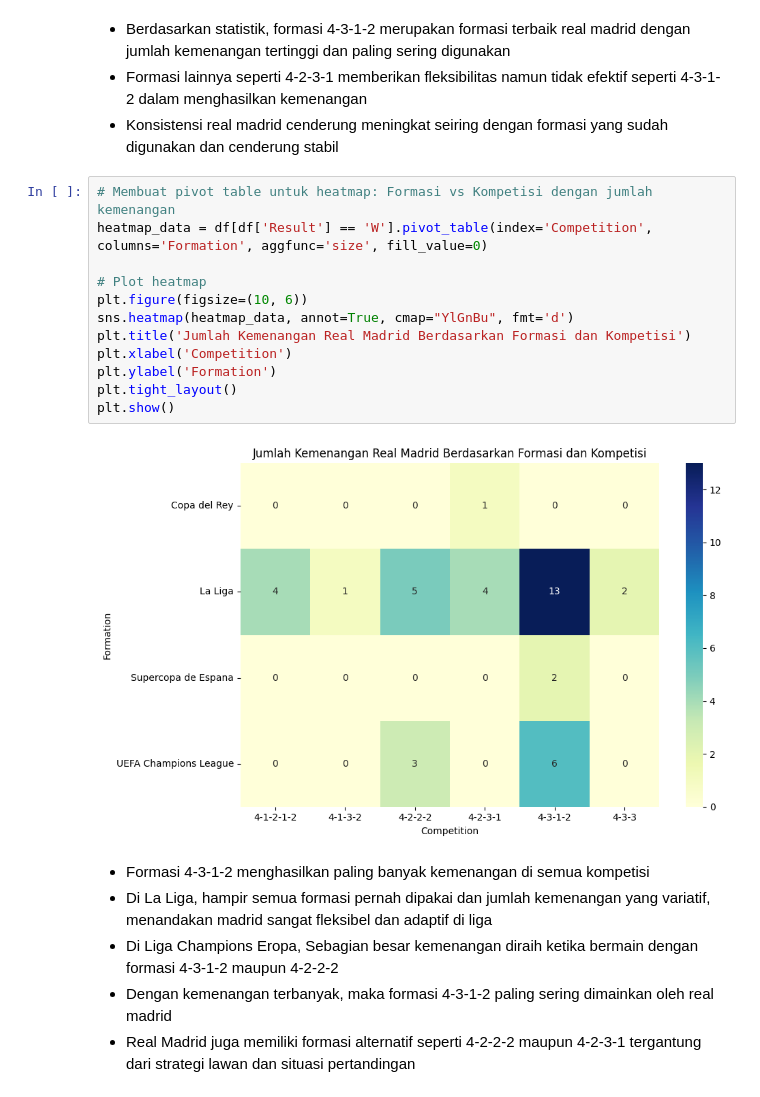
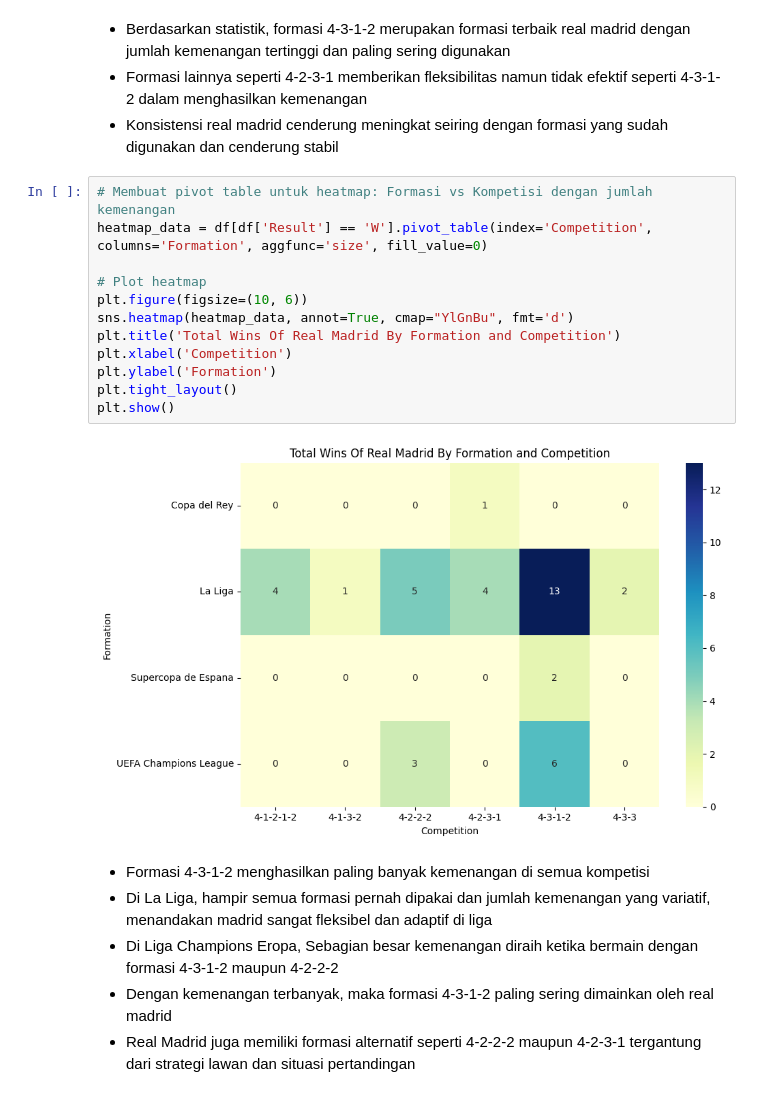
Before and after one commit to HeavyCrow1203/Analysis-Of-Real-Madrid-Performance, a Jupyter notebook: Real_Madrid_Performance_season_2023_2024.ipynb, the cells around one changed output. Drawn from its saved outputs; the diff is of its cells as text.

```diff
--- a/Real_Madrid_Performance_season_2023_2024.ipynb
+++ b/Real_Madrid_Performance_season_2023_2024.ipynb
@@ -350,17 +350,17 @@ plt.show()
 # %%
 # Membuat pivot table untuk heatmap: Formasi vs Kompetisi dengan jumlah kemenangan
 heatmap_data = df[df['Result'] == 'W'].pivot_table(index='Competition', columns='Formation', aggfunc='size', fill_value=0)
 
 # Plot heatmap
 plt.figure(figsize=(10, 6))
 sns.heatmap(heatmap_data, annot=True, cmap="YlGnBu", fmt='d')
-plt.title('Jumlah Kemenangan Real Madrid Berdasarkan Formasi dan Kompetisi')
+plt.title('Total Wins Of Real Madrid By Formation and Competition')
 plt.xlabel('Competition')
 plt.ylabel('Formation')
 plt.tight_layout()
 plt.show()
 # %% [output]
-[figure, old version]
+[figure, new version]
 # %% [markdown]
 - Formasi 4-3-1-2 menghasilkan paling banyak kemenangan di semua kompetisi
 - Di La Liga, hampir semua formasi pernah dipakai dan jumlah kemenangan yang variatif, menandakan madrid sangat fleksibel dan adaptif di liga
```
Also changed, not shown: parts of 2 cells of this notebook.
